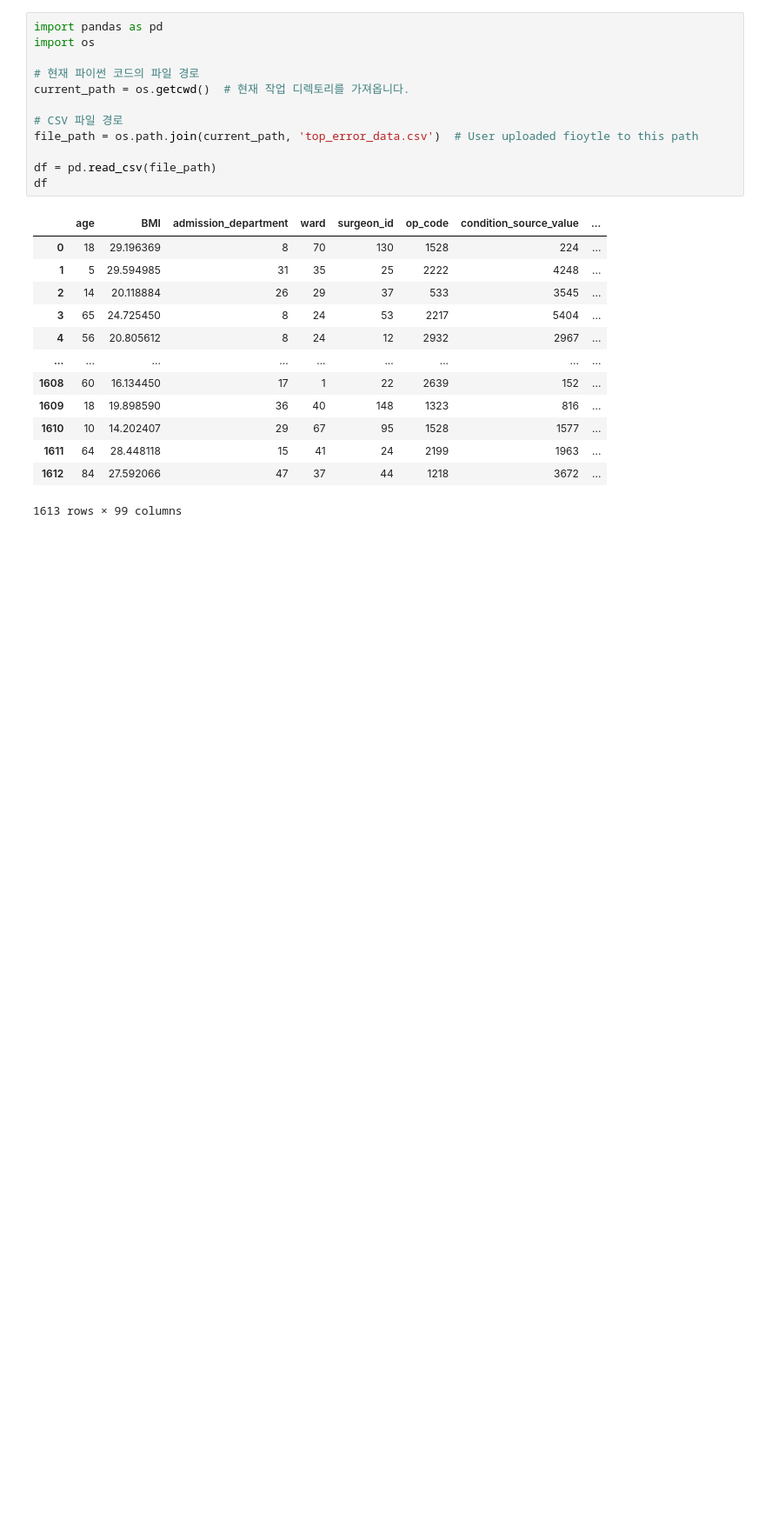
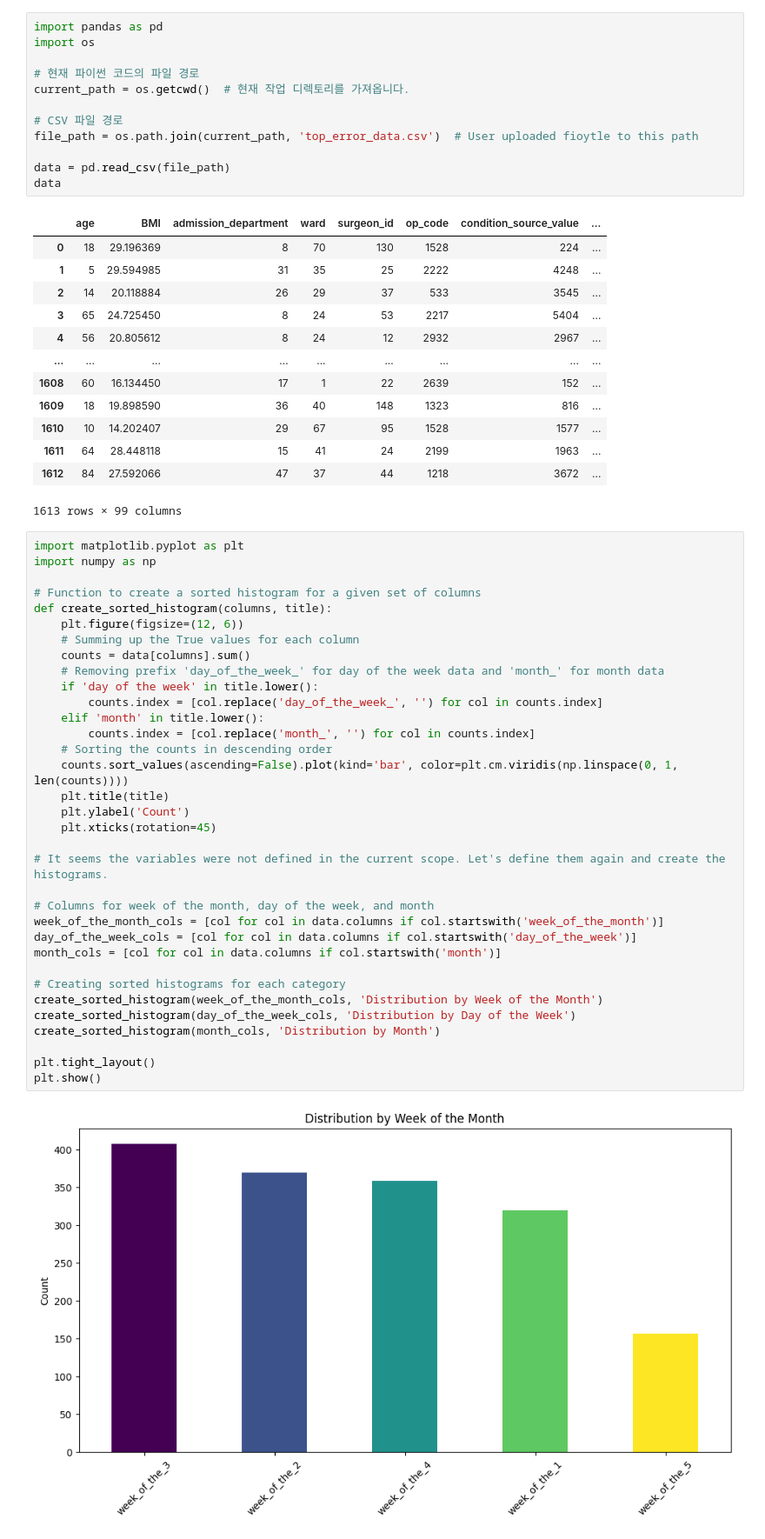
Before and after one commit to devguno/Surgical-Duration-Prediction, a Jupyter notebook: toperror.ipynb, the cells around one changed output. Shown: that part at 87% size. Saved outputs shown, nothing was run; the diff lists cells and outputs as text; blank space fills up the shorter version.

```diff
--- a/toperror.ipynb
+++ b/toperror.ipynb
@@ -8,8 +8,8 @@ current_path = os.getcwd()  # 현재 작업 디렉토리를 가져옵니다.
 # CSV 파일 경로
 file_path = os.path.join(current_path, 'top_error_data.csv')  # User uploaded fioytle to this path
 
-df = pd.read_csv(file_path)
-df
+data = pd.read_csv(file_path)
+data
 # %% [output]
 |  | age | BMI | admission_department | ward | surgeon_id | op_code | condition_source_value | ... |
 | 0 | 18 | 29.196369 | 8 | 70 | 130 | 1528 | 224 | ... |
@@ -24,3 +24,39 @@ df
 | 1611 | 64 | 28.448118 | 15 | 41 | 24 | 2199 | 1963 | ... |
 | 1612 | 84 | 27.592066 | 47 | 37 | 44 | 1218 | 3672 | ... |
 1613 rows × 99 columns
+# %%
+import matplotlib.pyplot as plt
+import numpy as np
+
+# Function to create a sorted histogram for a given set of columns
+def create_sorted_histogram(columns, title):
+    plt.figure(figsize=(12, 6))
+    # Summing up the True values for each column
+    counts = data[columns].sum()
+    # Removing prefix 'day_of_the_week_' for day of the week data and 'month_' for month data
+    if 'day of the week' in title.lower():
+        counts.index = [col.replace('day_of_the_week_', '') for col in counts.index]
+    elif 'month' in title.lower():
+        counts.index = [col.replace('month_', '') for col in counts.index]
+    # Sorting the counts in descending order
+    counts.sort_values(ascending=False).plot(kind='bar', color=plt.cm.viridis(np.linspace(0, 1, len(counts))))
+    plt.title(title)
+    plt.ylabel('Count')
+    plt.xticks(rotation=45)
+
+# It seems the variables were not defined in the current scope. Let's define them again and create the histograms.
+
+# Columns for week of the month, day of the week, and month
+week_of_the_month_cols = [col for col in data.columns if col.startswith('week_of_the_month')]
+day_of_the_week_cols = [col for col in data.columns if col.startswith('day_of_the_week')]
+month_cols = [col for col in data.columns if col.startswith('month')]
+
+# Creating sorted histograms for each category
+create_sorted_histogram(week_of_the_month_cols, 'Distribution by Week of the Month')
+create_sorted_histogram(day_of_the_week_cols, 'Distribution by Day of the Week')
+create_sorted_histogram(month_cols, 'Distribution by Month')
+
+plt.tight_layout()
+plt.show()
+# %% [output]
+[figure, added]
```
Also changed, not shown: parts of 2 cells of this notebook.
